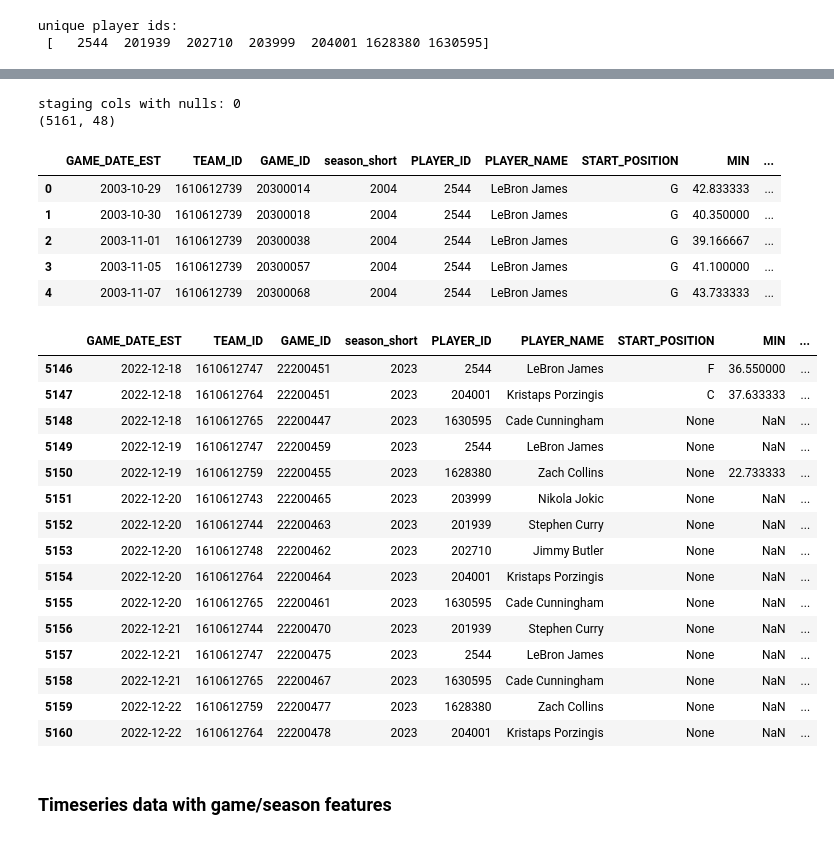
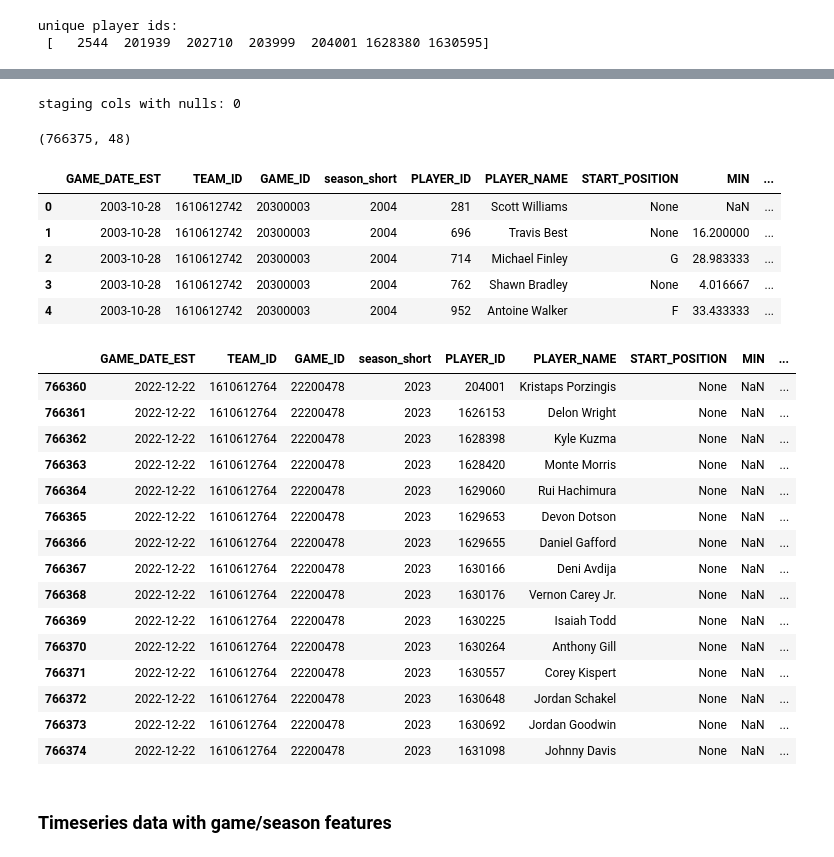
Before and after one commit to brownbrandon272/basketball, a Jupyter notebook: scripts/create_ts_data.ipynb, the cells around one changed output, grey strips where cells are left out. Drawn from its saved outputs; the diff is of its cells as text; code cells hidden in the pictures.

Commit message:
create lightgbm model for zero-filled data

```diff
--- a/scripts/create_ts_data.ipynb
+++ b/scripts/create_ts_data.ipynb
@@ -844,7 +843,9 @@ unique player ids:
 ## 3. Join games table onto season table
 import pandasql as ps
 
-sqlcode = '''
+season_table = "player_seasons" # "player_seasons" or "some_players_seasons"
+
+sqlcode = f'''
     select team.GAME_DATE_EST as staging_game_date_est,
         team.TEAM_ID as staging_team_id,
         team.GAME_ID as staging_game_id,
@@ -853,7 +854,7 @@ sqlcode = '''
         season.PLAYER_NAME as staging_player_name,
         player.*
     from df_gamedays2 team
-    inner join some_players_seasons season
+    inner join {season_table} season
         on team.season_short = season.season_short
             and team.TEAM_ID = season.TEAM_ID
             and ((team.TEAM_ID = season.first_team_of_season) or (team.GAME_DATE_EST >= season.min_date))
@@ -872,7 +873,7 @@ sqlcode = '''
     ;
     '''
 
-some_players_games_filled = ps.sqldf(sqlcode,locals())
-display(some_players_games_filled[(some_players_games_filled['staging_player_name'] == 'Cade Cunningham')].head(6))
+players_games_filled = ps.sqldf(sqlcode,locals())
+display(players_games_filled[(players_games_filled['staging_player_name'] == 'Cade Cunningham')].head(6))
 # %% [output]
 |  | staging_game_date_est | staging_team_id | staging_game_id | staging_season_short | staging_player_id | ... |
@@ -885,9 +886,9 @@ display(some_players_games_filled[(some_players_games_filled['staging_player_nam
 # %%
 ## convert any field with date in it to datetime
-date_cols = [c for c in some_players_games_filled.columns if 'date' in c.lower()]
+date_cols = [c for c in players_games_filled.columns if 'date' in c.lower()]
 for c in date_cols:
-    some_players_games_filled[c] = pd.to_datetime(some_players_games_filled[c])
+    players_games_filled[c] = pd.to_datetime(players_games_filled[c])
 
-some_players_games_filled.loc[(some_players_games_filled['staging_season_short'] == 2022)]
+players_games_filled.loc[(players_games_filled['staging_season_short'] == 2022)]
 # %% [output]
 |  | staging_game_date_est | staging_team_id | staging_game_id | staging_season_short | staging_player_id | ... |
@@ -906,5 +907,5 @@ some_players_games_filled.loc[(some_players_games_filled['staging_season_short']
 # %%
-df_game_detail_ts = some_players_games_filled.copy()
+df_game_detail_ts = players_games_filled.copy()
 
 ## check if any "staging_"* columns are null
 staging_cols = [c for c in df_game_detail_ts.columns if 'staging_' in c.lower()]
@@ -930,54 +931,54 @@ df_game_detail_ts['MIN'] = df_game_detail_ts['MIN'].apply(get_min)
 ## Get binary variable if player played game
 df_game_detail_ts['game_played'] = df_game_detail_ts['MIN'].apply(game_played)
 
 ## Get comment code and reason
 df_game_detail_ts['comment_code'], df_game_detail_ts['comment_reason'] = zip(*df_game_detail_ts['COMMENT'].apply(comment_cat))
 
 ## Change to per minute stats
 cols_to_make_per_min = \
     ['FGM', 'FGA', 'FG3M', 'FG3A', 'FTM', 'FTA', 'OREB', 'DREB',
     'REB', 'AST', 'STL', 'BLK', 'TO', 'PTS', 'PLUS_MINUS', 'PF',
     ]
 per_min_cols = [x + '_pm' for x in cols_to_make_per_min]
 
 arr1 = np.array(df_game_detail_ts[cols_to_make_per_min])
 arr2 = np.array(df_game_detail_ts['MIN'])
 
 df_per_min = pd.DataFrame(np.where(arr2==0, np.nan, arr1.T/arr2).T, columns=per_min_cols)
 # df_per_min = pd.DataFrame((arr1.T / arr2).T, columns=per_min_cols)  # divide warnings were turned off earlier
 df_game_detail_ts = pd.concat([df_game_detail_ts, df_per_min], axis=1)
 
 ## this time keep 'GAME_ID', 'TEAM_ID', 'PLAYER_ID', 'PLAYER_NAME'
 df_game_detail_ts.drop(['TEAM_CITY', 'TEAM_ABBREVIATION', 'NICKNAME', 'COMMENT'], axis=1, inplace=True)
 
 print(df_game_detail_ts.shape)
 display(df_game_detail_ts.head())
 display(df_game_detail_ts.tail(15))
 # %% [output]
 staging cols with nulls: 0
-(5161, 48)
+(766375, 48)
 |  | GAME_DATE_EST | TEAM_ID | GAME_ID | season_short | PLAYER_ID | PLAYER_NAME | START_POSITION | MIN | ... |
-| 0 | 2003-10-29 | 1610612739 | 20300014 | 2004 | 2544 | LeBron James | G | 42.833333 | ... |
-| 1 | 2003-10-30 | 1610612739 | 20300018 | 2004 | 2544 | LeBron James | G | 40.350000 | ... |
-| 2 | 2003-11-01 | 1610612739 | 20300038 | 2004 | 2544 | LeBron James | G | 39.166667 | ... |
-| 3 | 2003-11-05 | 1610612739 | 20300057 | 2004 | 2544 | LeBron James | G | 41.100000 | ... |
-| 4 | 2003-11-07 | 1610612739 | 20300068 | 2004 | 2544 | LeBron James | G | 43.733333 | ... |
+| 0 | 2003-10-28 | 1610612742 | 20300003 | 2004 | 281 | Scott Williams | None | NaN | ... |
+| 1 | 2003-10-28 | 1610612742 | 20300003 | 2004 | 696 | Travis Best | None | 16.200000 | ... |
+| 2 | 2003-10-28 | 1610612742 | 20300003 | 2004 | 714 | Michael Finley | G | 28.983333 | ... |
+| 3 | 2003-10-28 | 1610612742 | 20300003 | 2004 | 762 | Shawn Bradley | None | 4.016667 | ... |
+| 4 | 2003-10-28 | 1610612742 | 20300003 | 2004 | 952 | Antoine Walker | F | 33.433333 | ... |
 |  | GAME_DATE_EST | TEAM_ID | GAME_ID | season_short | PLAYER_ID | PLAYER_NAME | START_POSITION | MIN | ... |
-| 5146 | 2022-12-18 | 1610612747 | 22200451 | 2023 | 2544 | LeBron James | F | 36.550000 | ... |
-| 5147 | 2022-12-18 | 1610612764 | 22200451 | 2023 | 204001 | Kristaps Porzingis | C | 37.633333 | ... |
-| 5148 | 2022-12-18 | 1610612765 | 22200447 | 2023 | 1630595 | Cade Cunningham | None | NaN | ... |
-| 5149 | 2022-12-19 | 1610612747 | 22200459 | 2023 | 2544 | LeBron James | None | NaN | ... |
-| 5150 | 2022-12-19 | 1610612759 | 22200455 | 2023 | 1628380 | Zach Collins | None | 22.733333 | ... |
-| 5151 | 2022-12-20 | 1610612743 | 22200465 | 2023 | 203999 | Nikola Jokic | None | NaN | ... |
-| 5152 | 2022-12-20 | 1610612744 | 22200463 | 2023 | 201939 | Stephen Curry | None | NaN | ... |
-| 5153 | 2022-12-20 | 1610612748 | 22200462 | 2023 | 202710 | Jimmy Butler | None | NaN | ... |
-| 5154 | 2022-12-20 | 1610612764 | 22200464 | 2023 | 204001 | Kristaps Porzingis | None | NaN | ... |
-| 5155 | 2022-12-20 | 1610612765 | 22200461 | 2023 | 1630595 | Cade Cunningham | None | NaN | ... |
-| 5156 | 2022-12-21 | 1610612744 | 22200470 | 2023 | 201939 | Stephen Curry | None | NaN | ... |
-| 5157 | 2022-12-21 | 1610612747 | 22200475 | 2023 | 2544 | LeBron James | None | NaN | ... |
-| 5158 | 2022-12-21 | 1610612765 | 22200467 | 2023 | 1630595 | Cade Cunningham | None | NaN | ... |
-| 5159 | 2022-12-22 | 1610612759 | 22200477 | 2023 | 1628380 | Zach Collins | None | NaN | ... |
-| 5160 | 2022-12-22 | 1610612764 | 22200478 | 2023 | 204001 | Kristaps Porzingis | None | NaN | ... |
+| 766360 | 2022-12-22 | 1610612764 | 22200478 | 2023 | 204001 | Kristaps Porzingis | None | NaN | ... |
+| 766361 | 2022-12-22 | 1610612764 | 22200478 | 2023 | 1626153 | Delon Wright | None | NaN | ... |
+| 766362 | 2022-12-22 | 1610612764 | 22200478 | 2023 | 1628398 | Kyle Kuzma | None | NaN | ... |
+| 766363 | 2022-12-22 | 1610612764 | 22200478 | 2023 | 1628420 | Monte Morris | None | NaN | ... |
+| 766364 | 2022-12-22 | 1610612764 | 22200478 | 2023 | 1629060 | Rui Hachimura | None | NaN | ... |
+| 766365 | 2022-12-22 | 1610612764 | 22200478 | 2023 | 1629653 | Devon Dotson | None | NaN | ... |
+| 766366 | 2022-12-22 | 1610612764 | 22200478 | 2023 | 1629655 | Daniel Gafford | None | NaN | ... |
+| 766367 | 2022-12-22 | 1610612764 | 22200478 | 2023 | 1630166 | Deni Avdija | None | NaN | ... |
+| 766368 | 2022-12-22 | 1610612764 | 22200478 | 2023 | 1630176 | Vernon Carey Jr. | None | NaN | ... |
+| 766369 | 2022-12-22 | 1610612764 | 22200478 | 2023 | 1630225 | Isaiah Todd | None | NaN | ... |
+| 766370 | 2022-12-22 | 1610612764 | 22200478 | 2023 | 1630264 | Anthony Gill | None | NaN | ... |
+| 766371 | 2022-12-22 | 1610612764 | 22200478 | 2023 | 1630557 | Corey Kispert | None | NaN | ... |
+| 766372 | 2022-12-22 | 1610612764 | 22200478 | 2023 | 1630648 | Jordan Schakel | None | NaN | ... |
+| 766373 | 2022-12-22 | 1610612764 | 22200478 | 2023 | 1630692 | Jordan Goodwin | None | NaN | ... |
+| 766374 | 2022-12-22 | 1610612764 | 22200478 | 2023 | 1631098 | Johnny Davis | None | NaN | ... |
 # %% [markdown]
 ### Timeseries data with game/season features
 # %%
```
Also changed, not shown: parts of 11 cells of this notebook, 3 other files.
